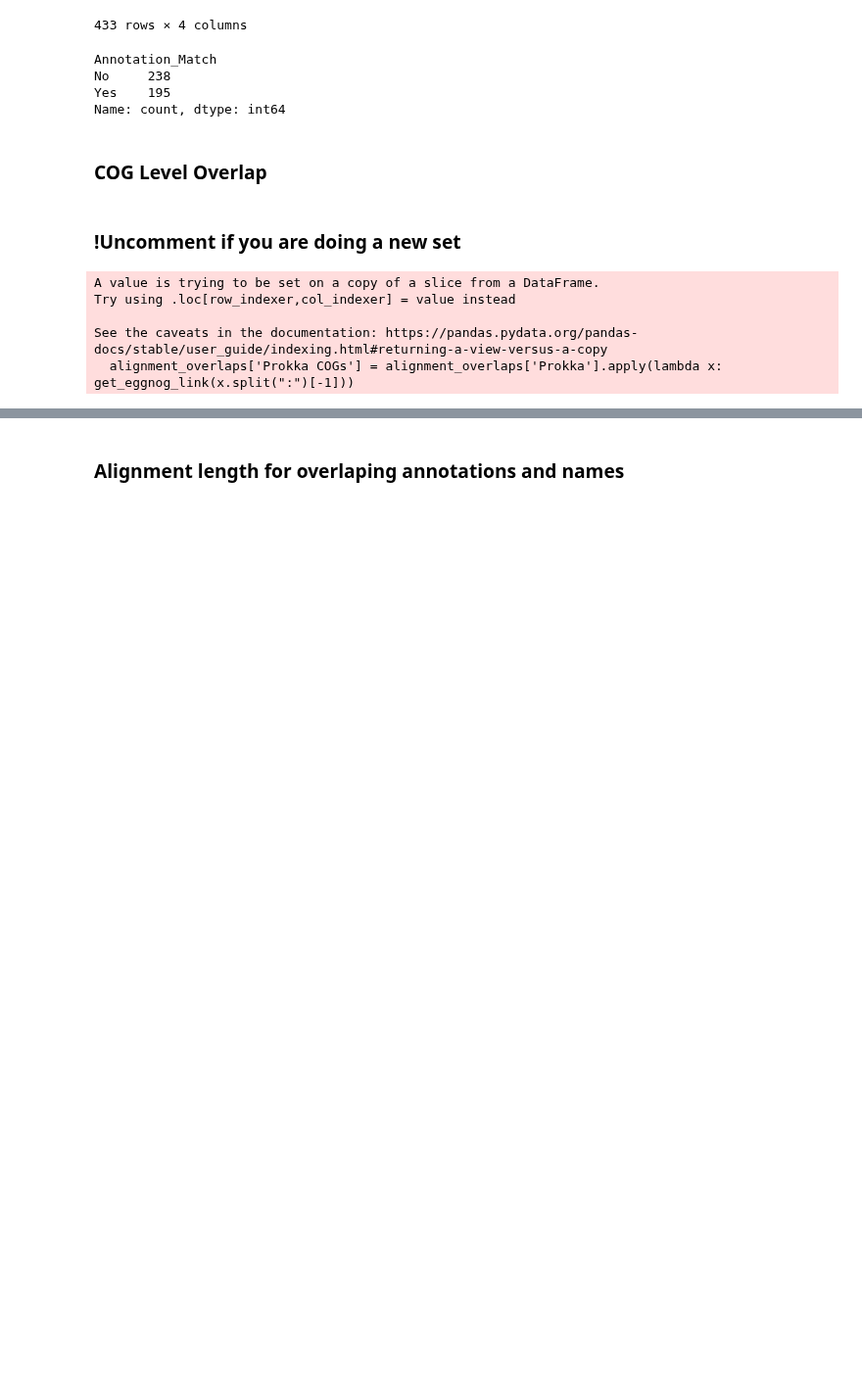
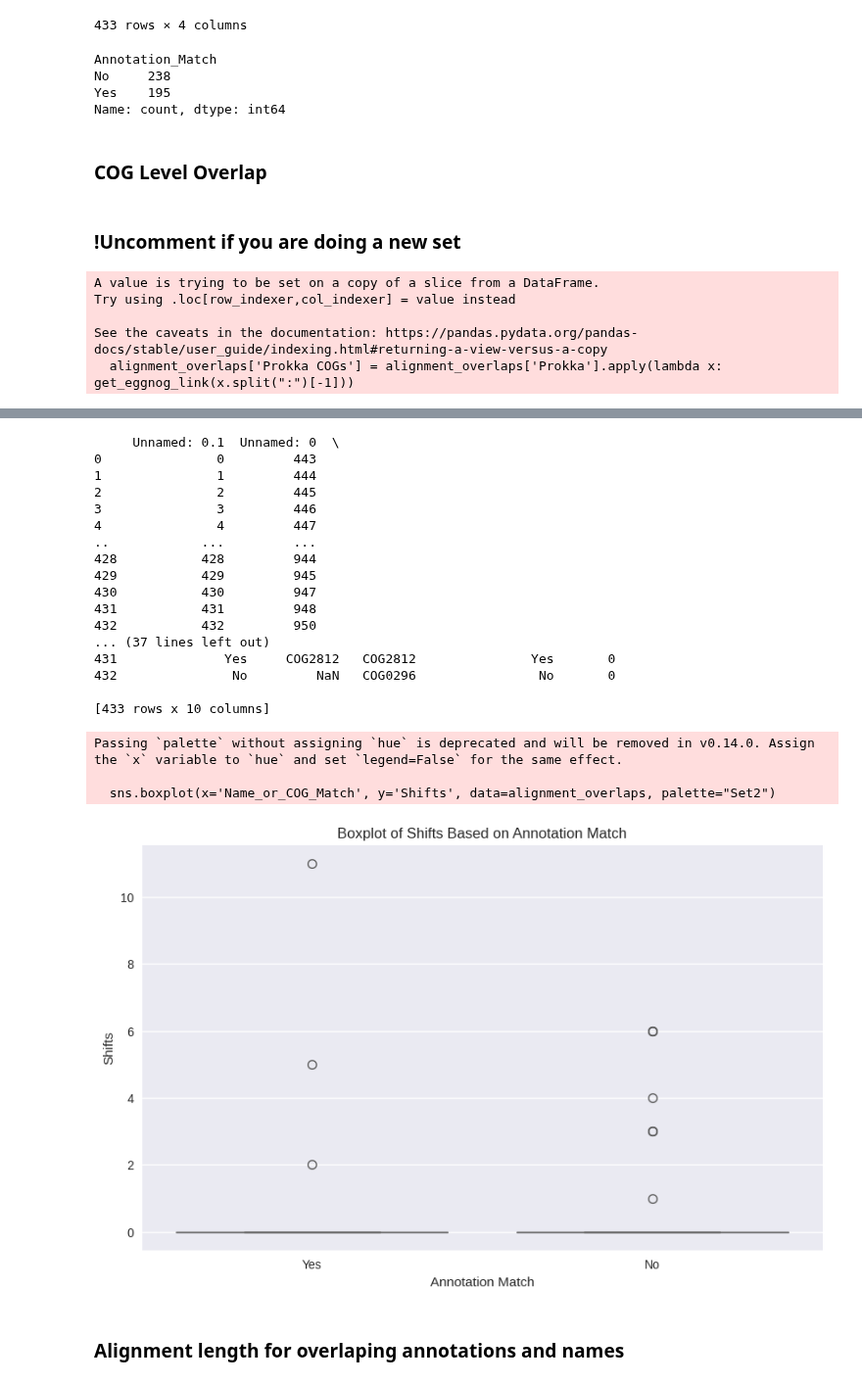
Before and after one commit to NehaSontakk/BATH-Prokka-Comparison, a Jupyter notebook: Annotation_Name_Comparison.ipynb, the cells around one changed output, grey strips where cells are left out. Shown at 98% size. Drawn from its saved outputs; the diff is of its cells as text; code cells hidden in the pictures; blank space fills up the shorter version.

```diff
--- a/Annotation_Name_Comparison.ipynb
+++ b/Annotation_Name_Comparison.ipynb
@@ -224,3 +294,42 @@ alignment_overlaps = pd.read_excel("/content/drive/MyDrive/Lab Work/Parkinsons_D
+# %%
+alignment_overlaps['Shifts'] = alignment_overlaps['BATH'].apply(lambda x: int(x.split('\t')[-1]))
+
+# Display the DataFrame to verify the new column
+print(alignment_overlaps)
+
+# Plotting the box plot
+plt.figure(figsize=(10, 6))
+sns.boxplot(x='Name_or_COG_Match', y='Shifts', data=alignment_overlaps, palette="Set2")
+
+# Add title and labels
+plt.title('Boxplot of Shifts Based on Annotation Match')
+plt.xlabel('Annotation Match')
+plt.ylabel('Shifts')
+
+# Display the plot
+plt.show()
+# %% [output]
+     Unnamed: 0.1  Unnamed: 0  \
+0               0         443
+1               1         444
+2               2         445
+3               3         446
+4               4         447
+..            ...         ...
+428           428         944
+429           429         945
+430           430         947
+431           431         948
+432           432         950
+... (37 lines left out)
+431              Yes     COG2812   COG2812               Yes       0
+432               No         NaN   COG0296                No       0
+
+[433 rows x 10 columns]
+Passing `palette` without assigning `hue` is deprecated and will be removed in v0.14.0. Assign the `x` variable to `hue` and set `legend=False` for the same effect.
+
+  sns.boxplot(x='Name_or_COG_Match', y='Shifts', data=alignment_overlaps, palette="Set2")
+[figure, added]
 # %% [markdown]
 ### Alignment length for overlaping annotations and names
 # %%
```
Also changed, not shown: parts of 21 cells of this notebook.
